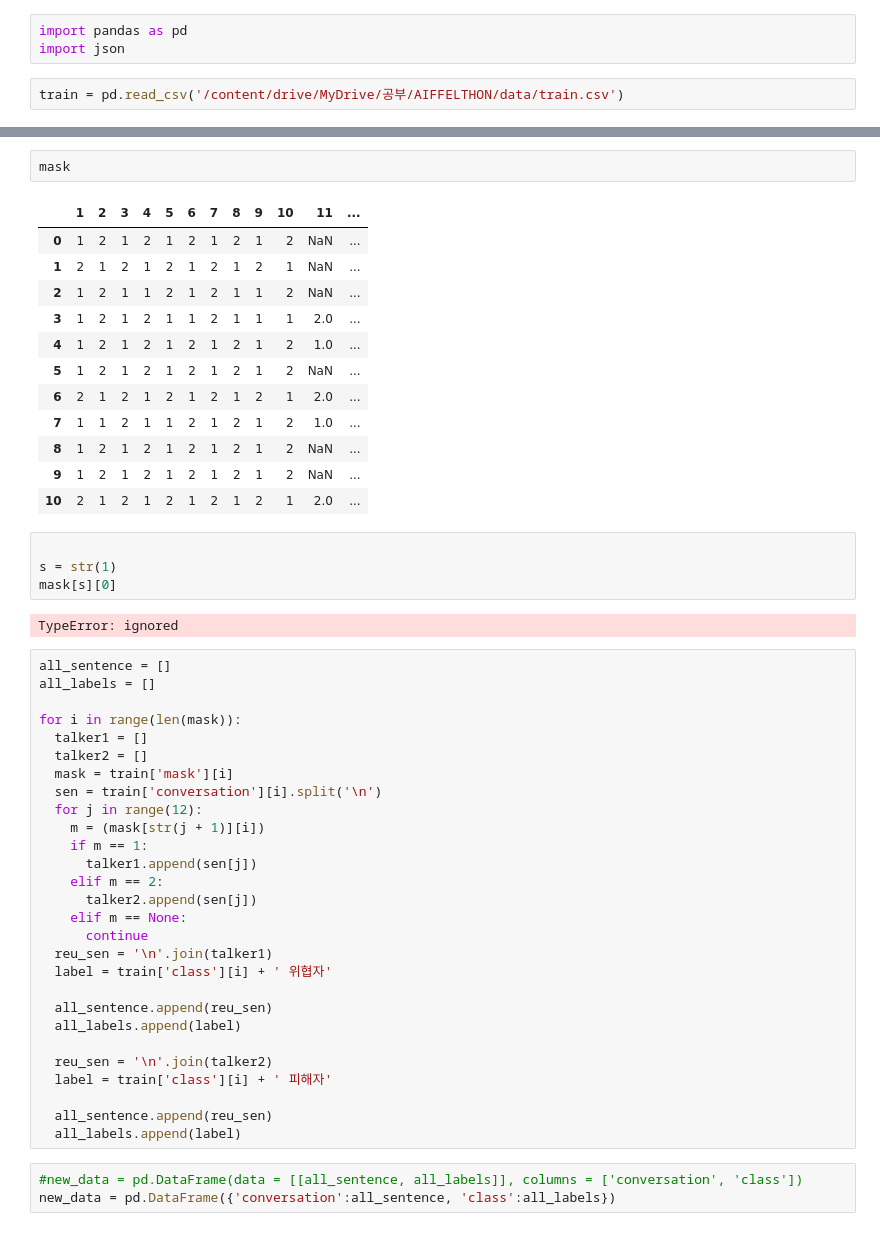
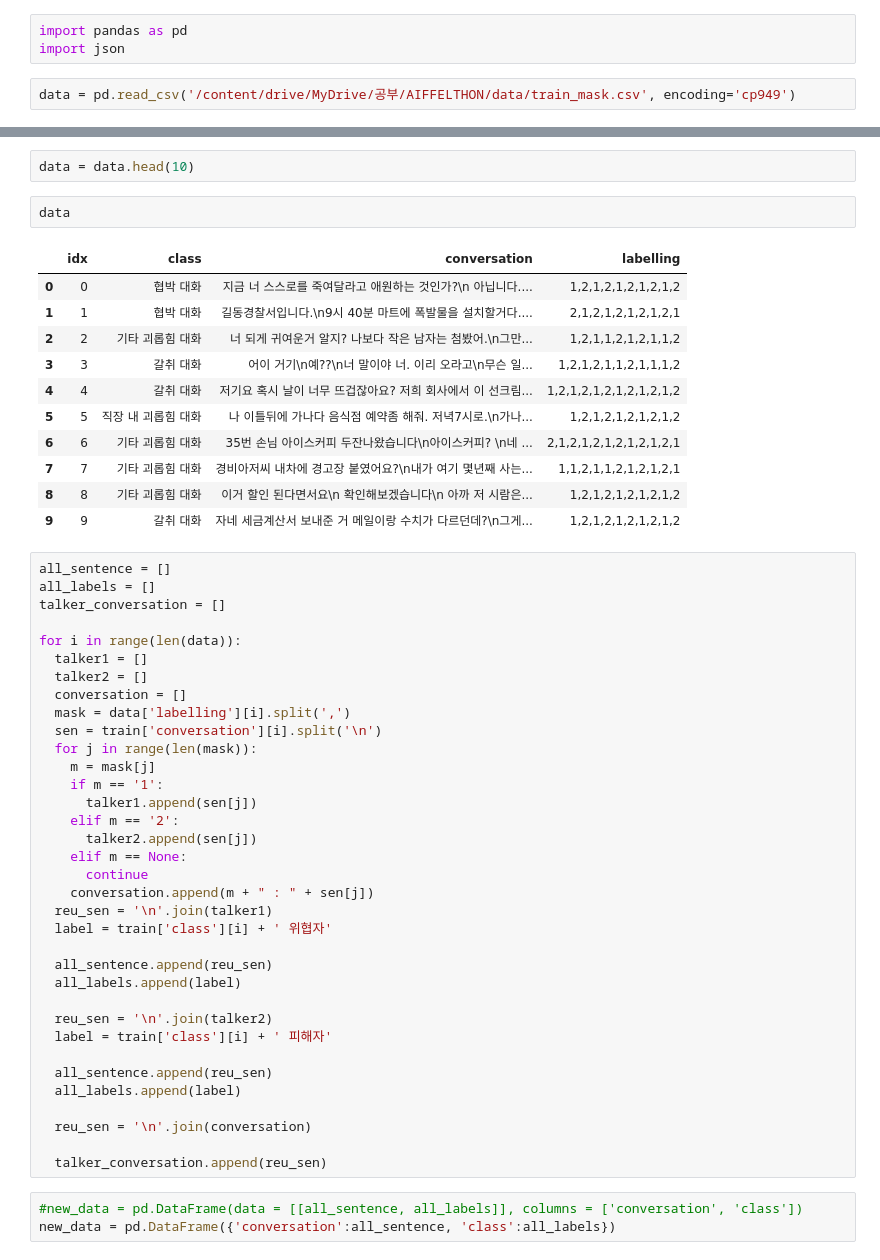
Before and after one commit to RealMyeong/AIFFELTHON, a Jupyter notebook: SBShim/sentence_separation.ipynb, the cells around one changed output, grey strips where cells are left out. Cells and saved outputs as stored; diff of their text form.

```diff
--- a/SBShim/sentence_separation.ipynb
+++ b/SBShim/sentence_separation.ipynb
@@ -4,4 +4,4 @@
 import pandas as pd
 import json
 # %%
-train = pd.read_csv('/content/drive/MyDrive/공부/AIFFELTHON/data/train.csv')
+data = pd.read_csv('/content/drive/MyDrive/공부/AIFFELTHON/data/train_mask.csv', encoding='cp949')
@@ -30,41 +12,39 @@ train
-# %%
-mask
-# %% [output]
-|  | 1 | 2 | 3 | 4 | 5 | 6 | 7 | 8 | 9 | 10 | 11 | ... |
-| 0 | 1 | 2 | 1 | 2 | 1 | 2 | 1 | 2 | 1 | 2 | NaN | ... |
-| 1 | 2 | 1 | 2 | 1 | 2 | 1 | 2 | 1 | 2 | 1 | NaN | ... |
-| 2 | 1 | 2 | 1 | 1 | 2 | 1 | 2 | 1 | 1 | 2 | NaN | ... |
-| 3 | 1 | 2 | 1 | 2 | 1 | 1 | 2 | 1 | 1 | 1 | 2.0 | ... |
-| 4 | 1 | 2 | 1 | 2 | 1 | 2 | 1 | 2 | 1 | 2 | 1.0 | ... |
-| 5 | 1 | 2 | 1 | 2 | 1 | 2 | 1 | 2 | 1 | 2 | NaN | ... |
-| 6 | 2 | 1 | 2 | 1 | 2 | 1 | 2 | 1 | 2 | 1 | 2.0 | ... |
-| 7 | 1 | 1 | 2 | 1 | 1 | 2 | 1 | 2 | 1 | 2 | 1.0 | ... |
-| 8 | 1 | 2 | 1 | 2 | 1 | 2 | 1 | 2 | 1 | 2 | NaN | ... |
-| 9 | 1 | 2 | 1 | 2 | 1 | 2 | 1 | 2 | 1 | 2 | NaN | ... |
-| 10 | 2 | 1 | 2 | 1 | 2 | 1 | 2 | 1 | 2 | 1 | 2.0 | ... |
-# %%
-
-s = str(1)
-mask[s][0]
-# %% [output]
-TypeError: ignored
+# %%
+data = data.head(10)
+# %%
+data
+# %% [output]
+|  | idx | class | conversation | labelling |
+| 0 | 0 | 협박 대화 | 지금 너 스스로를 죽여달라고 애원하는 것인가?\n 아닙니다.... | 1,2,1,2,1,2,1,2,1,2 |
+| 1 | 1 | 협박 대화 | 길동경찰서입니다.\n9시 40분 마트에 폭발물을 설치할거다.... | 2,1,2,1,2,1,2,1,2,1 |
+| 2 | 2 | 기타 괴롭힘 대화 | 너 되게 귀여운거 알지? 나보다 작은 남자는 첨봤어.\n그만... | 1,2,1,1,2,1,2,1,1,2 |
+| 3 | 3 | 갈취 대화 | 어이 거기\n예??\n너 말이야 너. 이리 오라고\n무슨 일... | 1,2,1,2,1,1,2,1,1,1,2 |
+| 4 | 4 | 갈취 대화 | 저기요 혹시 날이 너무 뜨겁잖아요? 저희 회사에서 이 선크림... | 1,2,1,2,1,2,1,2,1,2,1,2 |
+| 5 | 5 | 직장 내 괴롭힘 대화 | 나 이틀뒤에 가나다 음식점 예약좀 해줘. 저녁7시로.\n가나... | 1,2,1,2,1,2,1,2,1,2 |
+| 6 | 6 | 기타 괴롭힘 대화 | 35번 손님 아이스커피 두잔나왔습니다\n아이스커피? \n네 ... | 2,1,2,1,2,1,2,1,2,1,2,1 |
+| 7 | 7 | 기타 괴롭힘 대화 | 경비아저씨 내차에 경고장 붙였어요?\n내가 여기 몇년째 사는... | 1,1,2,1,1,2,1,2,1,2,1 |
+| 8 | 8 | 기타 괴롭힘 대화 | 이거 할인 된다면서요\n 확인해보겠습니다\n 아까 저 시람은... | 1,2,1,2,1,2,1,2,1,2 |
+| 9 | 9 | 갈취 대화 | 자네 세금계산서 보내준 거 메일이랑 수치가 다르던데?\n그게... | 1,2,1,2,1,2,1,2,1,2 |
 # %%
 all_sentence = []
 all_labels = []
+talker_conversation = []
 
-for i in range(len(mask)):
+for i in range(len(data)):
   talker1 = []
   talker2 = []
-  mask = train['mask'][i]
+  conversation = []
+  mask = data['labelling'][i].split(',')
   sen = train['conversation'][i].split('\n')
-  for j in range(12):
-    m = (mask[str(j + 1)][i])
-    if m == 1:
+  for j in range(len(mask)):
+    m = mask[j]
+    if m == '1':
       talker1.append(sen[j])
-    elif m == 2:
+    elif m == '2':
       talker2.append(sen[j])
     elif m == None:
       continue
+    conversation.append(m + " : " + sen[j])
   reu_sen = '\n'.join(talker1)
   label = train['class'][i] + ' 위협자'
 
@@ -76,6 +56,10 @@ for i in range(len(mask)):
 
   all_sentence.append(reu_sen)
   all_labels.append(label)
+
+  reu_sen = '\n'.join(conversation)
+
+  talker_conversation.append(reu_sen)
 # %%
 #new_data = pd.DataFrame(data = [[all_sentence, all_labels]], columns = ['conversation', 'class'])
 new_data = pd.DataFrame({'conversation':all_sentence, 'class':all_labels})
```
Also changed, not shown: parts of 8 cells of this notebook.
